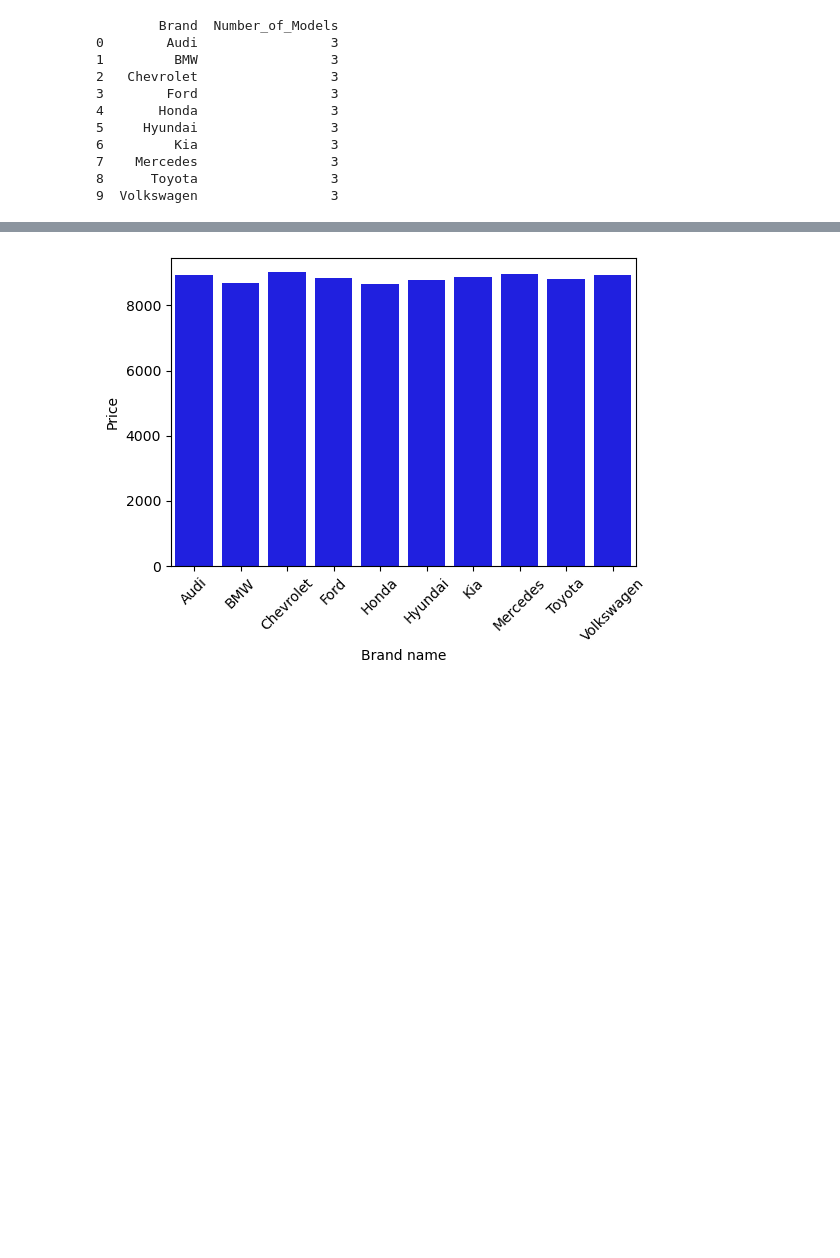
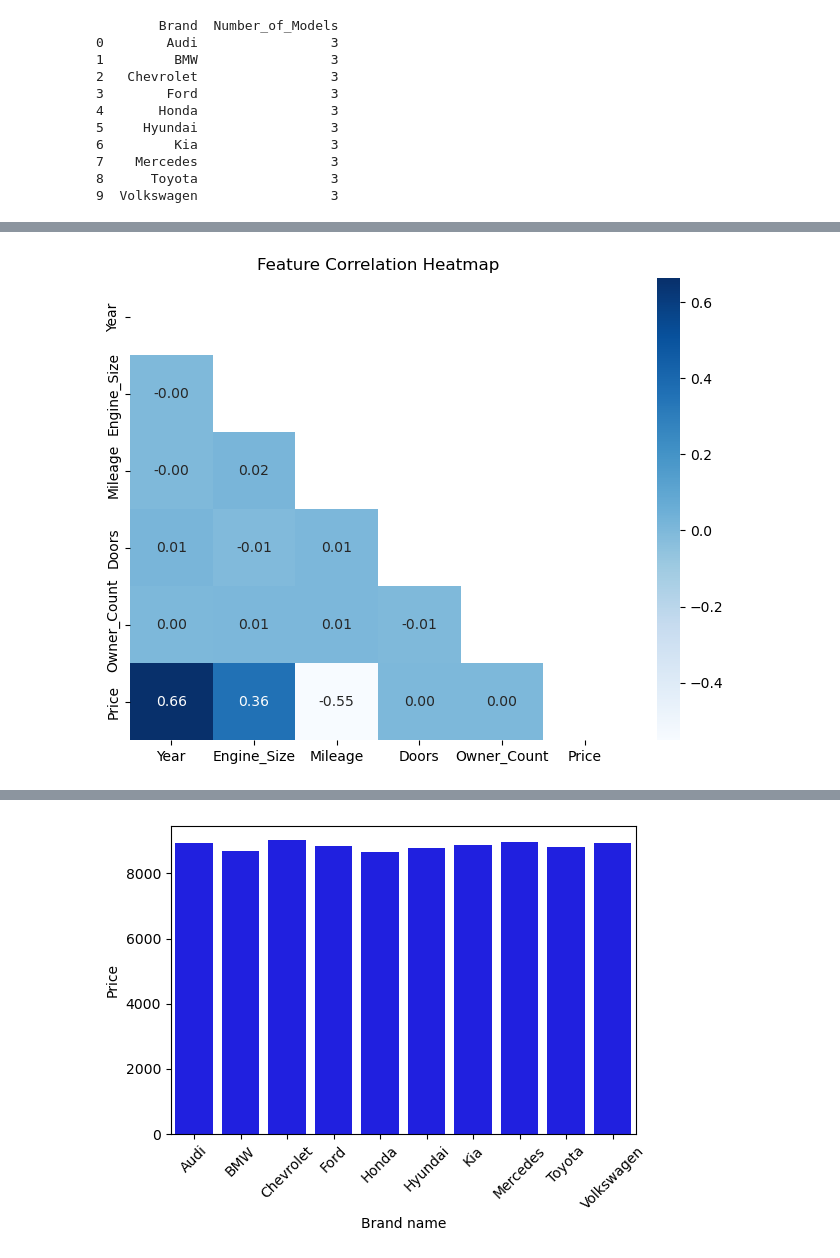
Before and after one commit to Sajan-12325/Car-Price-Prediction, a Jupyter notebook: Predicting Car Price.ipynb, the cells around one changed output, grey strips where cells are left out. Drawn from its saved outputs; the diff is of its cells as text; code cells hidden in the pictures; blank space fills up the shorter version.

```diff
--- a/Predicting Car Price.ipynb
+++ b/Predicting Car Price.ipynb
@@ -213,0 +223,9 @@ brand_avg_price
+# %%
+plt.figure(figsize=(8, 6))
+df_num = df.select_dtypes(include=[np.number])  # Selecting only numerical columns
+mask = np.triu(np.ones_like(df_num.corr(), dtype=bool))  # Mask for upper triangle
+sns.heatmap(df_num.corr(), annot=True, fmt=".2f", cmap='Blues', mask=mask)
+plt.title("Feature Correlation Heatmap")
+plt.show()
+# %% [output]
+[figure, added]
```
Also changed, not shown: parts of 33 cells of this notebook.
